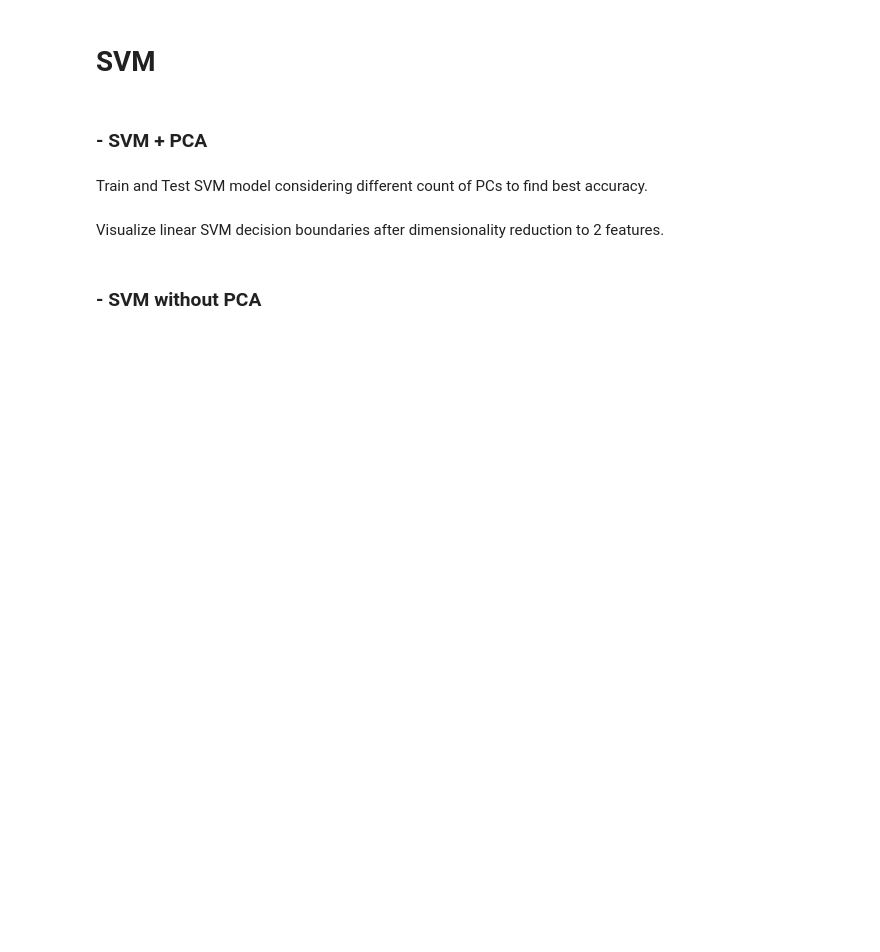
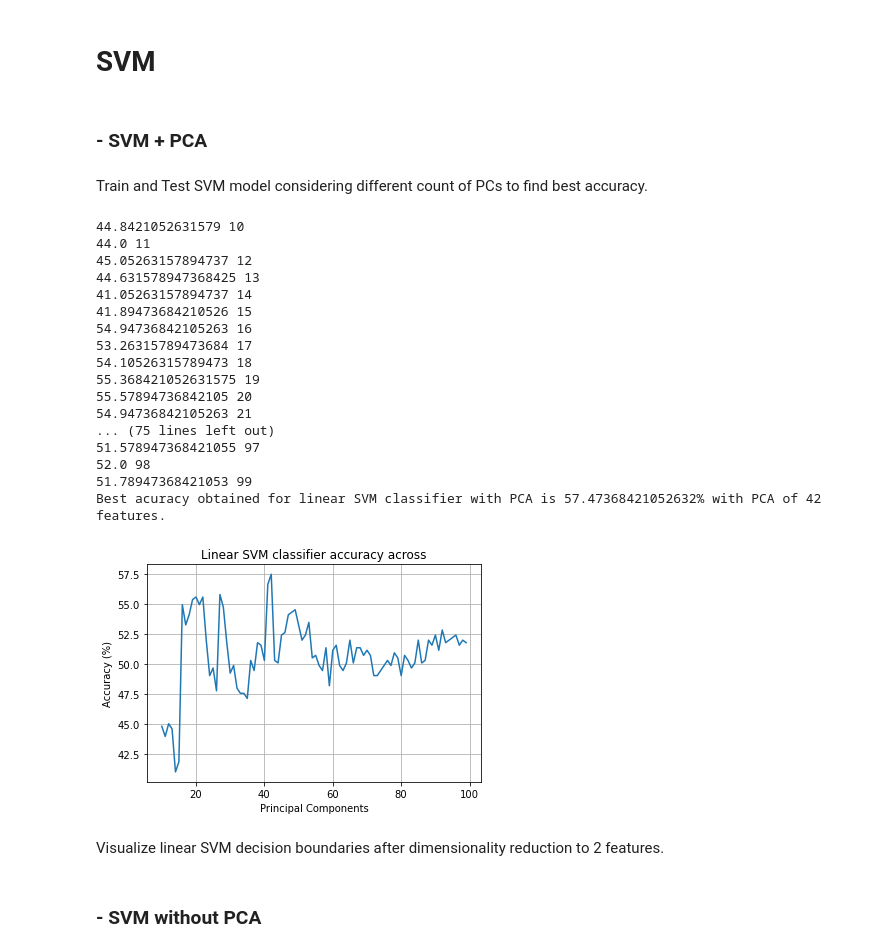
Before and after one commit to youssefg7/Fruit-Classifier, a Jupyter notebook: Project grayscale.ipynb, the cells around one changed output. Cells and saved outputs as stored; diff of their text form; code cells hidden in the pictures; blank space fills up the shorter version.

```diff
--- a/Project grayscale.ipynb
+++ b/Project grayscale.ipynb
@@ -216,31 +229,53 @@ plotPrincipalComponents(train_pc_2)
 # %% [markdown]
 Train and Test SVM model considering different count of PCs to find best accuracy.
 # %%
-x_graph = list(range(2,20))
+x_graph = list(range(10,100))
 y_graph = []
 max_accuracy = max_accuracy_pc = 0
 for i in x_graph:
     # PCA
     pca, train_pc = performPCA(i, X_train)
     pca, test_pc = performPCA(i, X_test)
 
     # SVM train
     svm = SVC(kernel="linear", probability=True) # Probability = True, enables 5-fold cross validation.
     svm.fit(train_pc, training_labels)
 
     # SVM test
     y_pred=svm.predict(test_pc)
     precision = metrics.accuracy_score(y_pred, test_labels) * 100
     y_graph.append(precision)
-    print(precision, i)
     if precision > max_accuracy:
         max_accuracy = precision
         max_accuracy_pc = i
 
 print(f"Best acuracy obtained for linear SVM classifier with PCA is {max_accuracy}% with PCA of {max_accuracy_pc} features.")
 
 plt.plot(x_graph,y_graph)
+plt.xlabel("Principal Components")
+plt.ylabel("Accuracy (%)")
+plt.grid()
+plt.title("Linear SVM classifier accuracy across different principal components count.")
 plt.show()
+# %% [output]
+44.8421052631579 10
+44.0 11
+45.05263157894737 12
+44.631578947368425 13
+41.05263157894737 14
+41.89473684210526 15
+54.94736842105263 16
+53.26315789473684 17
+54.10526315789473 18
+55.368421052631575 19
+55.57894736842105 20
+54.94736842105263 21
+... (75 lines left out)
+51.578947368421055 97
+52.0 98
+51.78947368421053 99
+Best acuracy obtained for linear SVM classifier with PCA is 57.47368421052632% with PCA of 42 features.
+[figure, added]
 # %% [markdown]
 Visualize linear SVM decision boundaries after dimensionality reduction to 2 features.
 # %%
```
Also changed, not shown: parts of 4 cells of this notebook, 3 other files.
